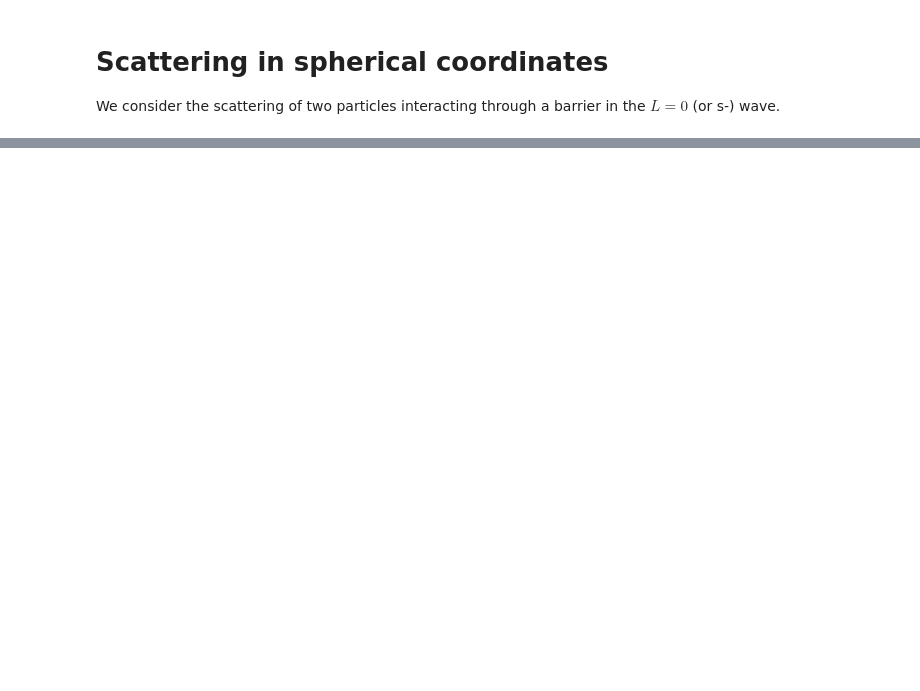
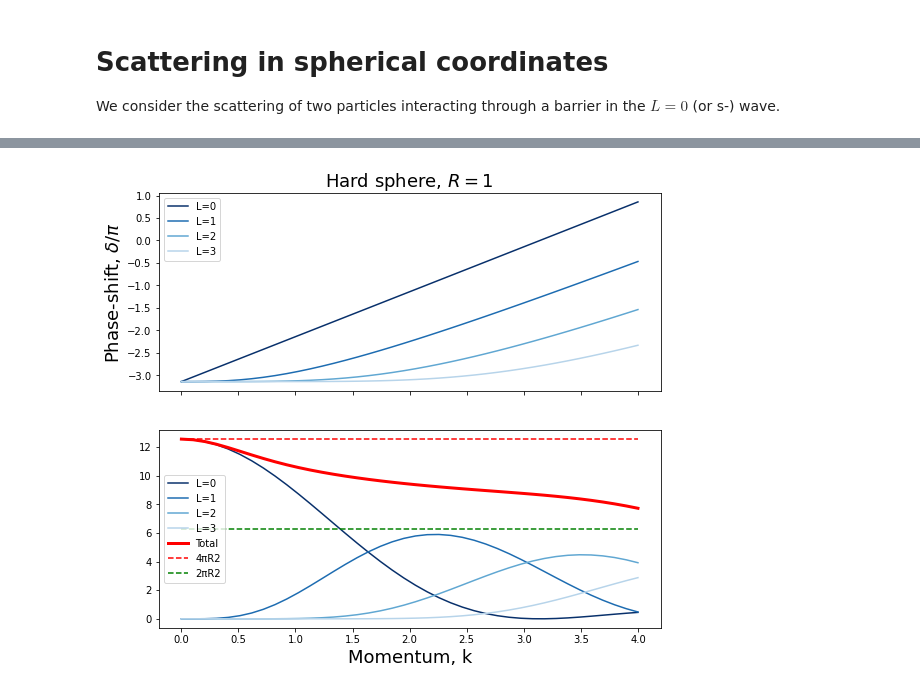
Before and after one commit to arnaurios/AdvancedQuantumMechanics, a Jupyter notebook: Scattering_hard_spheres.ipynb, the cells around one changed output, grey strips where cells are left out. Cells and saved outputs as stored; diff of their text form; code cells hidden in the pictures; blank space fills up the shorter version.

```diff
--- a/Scattering_hard_spheres.ipynb
+++ b/Scattering_hard_spheres.ipynb
@@ -147,0 +122,56 @@ for ll in range(Lmax) :
+# %%
+# coding: utf-8
+#########################################################################################
+# THIS PYTHON CODE GIVES THE PHASE SHIFTS FOR SCATTERING OFF A REPULSIVE BARRIER
+#########################################################################################
+import math
+import numpy as np
+from numpy import linalg as LA
+import matplotlib.pyplot as plt
+from scipy.special import spherical_jn,spherical_yn
+
+zi=complex(0,1);
+pi=math.pi
+epsilon=0.001
+
+def phaseshift_hs(l,k,R) :
+    jn=spherical_jn(l,k*R)
+    yn=spherical_yn(l,k*R)
+#    ph0= np.arctan2( -jn,yn)%pi + 1
+    ph0= np.arctan2(-jn,yn)
+    ph=ph0
+    return ph
+
+# THE RADIUS OF THE SCATTERING BARRIER
+R=1;
+Nk_below=40
+kmax=4
+kmom=np.linspace(epsilon,4,Nk_below)
+cross_section_l=np.zeros_like(kmom)
+cross_section=np.zeros_like(kmom)
+
+fig, (ax1,ax2) = plt.subplots(figsize=(9,8), ncols=1, nrows=2, sharex=True)
+
+Lmax=4
+c_full = plt.cm.Blues(np.linspace(0.3,1,Lmax))
+for ll in range(Lmax) :
+    lab="L="+str(ll)
+    ps=phaseshift_hs(ll,kmom,R)
+    ax1.plot(kmom,ps,label=lab,color=c_full[Lmax-ll-1])
+    ax1.legend()
+    ax1.set_ylabel(r"Phase-shift, $\delta/\pi$",fontsize=18)
+    ax1.set_title("Hard sphere, $R=$"+str(R),fontsize=18)
+
+    cross_section_l=4*pi/np.power(kmom,2)*(2*ll+1)*np.power(np.sin( ps ),2)
+    cross_section = cross_section + cross_section_l
+
+    ax2.plot(kmom,cross_section_l,label=lab,color=c_full[Lmax-ll-1])
+    if( ll== Lmax-1 ) :
+        ax2.plot(kmom,cross_section,label="Total",color='r',linewidth=3)
+        ax2.plot(kmom,np.ones_like(kmom)*4*pi*np.power(R,2),color='r',linestyle="dashed",label=r"4πR2")
+        ax2.plot(kmom,np.ones_like(kmom)*2*pi*np.power(R,2),color='g',linestyle="dashed",label=r"2πR2")
+
+    ax2.legend()
+    ax2.set_xlabel("Momentum, k",fontsize=18)
+# %% [output]
+[figure, added]
```
Also changed, not shown: parts of 4 cells of this notebook, 1 other file.
